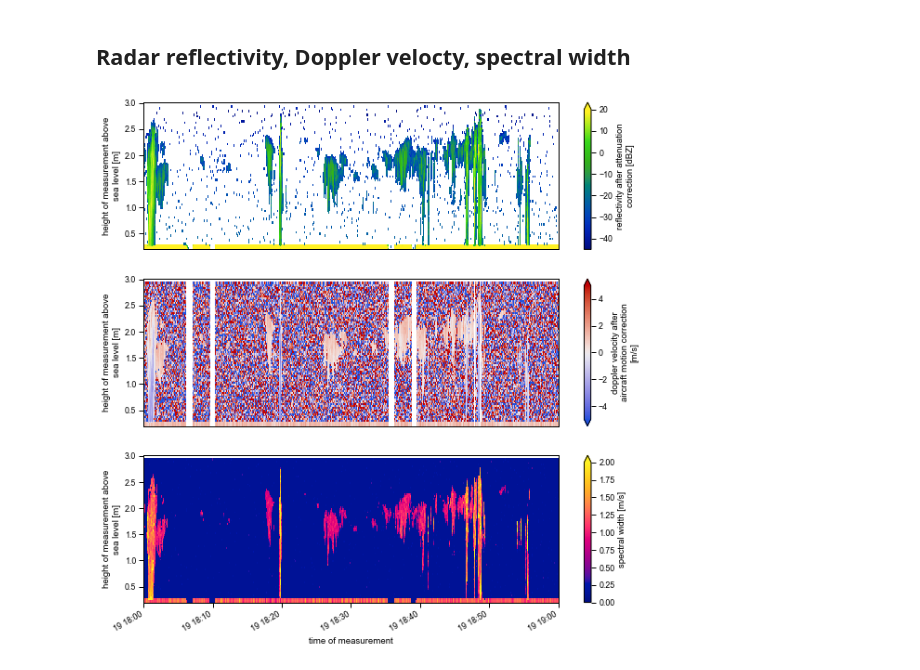
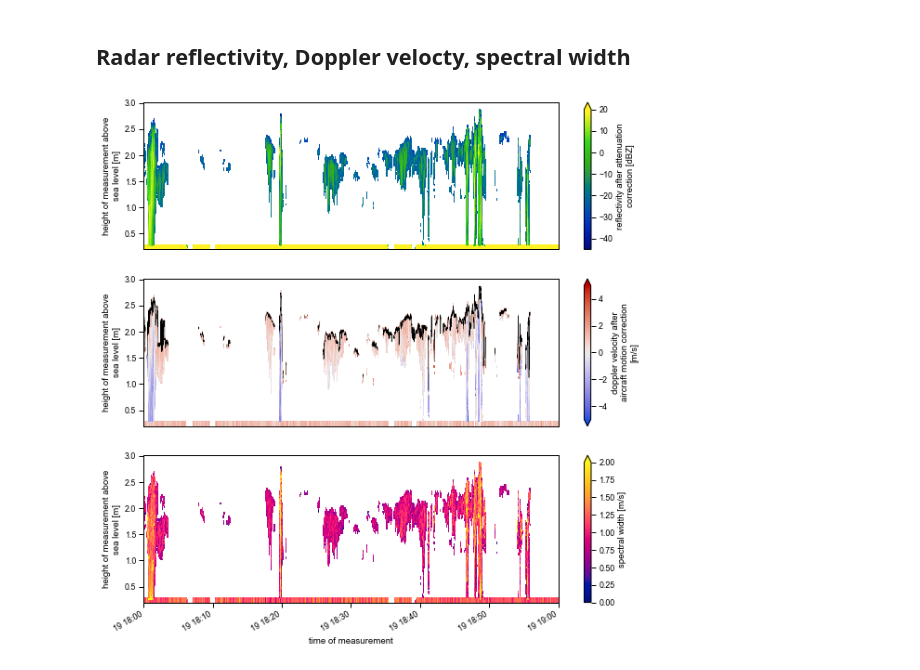
Before and after one commit to RobertPincus/atomic-p3-data-paper, a Jupyter notebook: Figures.ipynb, the cells around one changed output. Cells and saved outputs as stored; diff of their text form; code cells hidden in the pictures.

```diff
--- a/Figures.ipynb
+++ b/Figures.ipynb
@@ -297,35 +289,42 @@ if saveFigs:
 # %%
 w_band = p3_data.w_band_radar['P3-0119'].to_dask(). \
             sel(height=slice(0,3), time=slice(datetime.datetime(2020,1,19,18), datetime.datetime(2020,1,19,19)))
+w_band = w_band.where(w_band.snr > -10)
 # %%
 fig = plt.figure(figsize = (10,8.5))
 axes = fig.subplots(3, 1, sharex=True)
 w_band.corrected_reflectivity.plot(x="time", y="height",
                                    ax = axes[0],
                                    vmin = -45, vmax = 20,
                                    cmap = cc.m_bgy)
 w_band.corrected_doppler_velocity.plot(x="time", y="height",
                                       ax = axes[1],
                                       vmin = -5, vmax = 5,
                                       cmap = cc.m_coolwarm)
+#
+# cloud top height overlaid on the Doppler velocity field
+#
+axes[1].plot(subset.time, subset.alt_CT, c = "black", lw = 0.5)
+
 w_band.spectral_width.plot(x="time", y="height",
                           ax = axes[2],
                           vmin = 0, vmax = 2,
                           cmap = cc.m_bmy)
 
 for ax in axes[0:2]:
     ax.tick_params(
     axis='x',          # changes apply to the x-axis
     which='both',      # both major and minor ticks are affected
     bottom=False,      # ticks along the bottom edge are off
     top=False,         # ticks along the top edge are off
     labelbottom=False) # labels along the bottom edge are off
     ax.xaxis.set_visible(False)
 
 fig.subplots_adjust(bottom = 0)
 
+
 if saveFigs:
     # fig.savefig(figDir.joinpath("Radar-examples.pdf"), dpi=600, transparent=True, bbox_inches = "tight")
     fig.savefig(figDir.joinpath("Radar-examples.png"), dpi=150, transparent=True, bbox_inches = "tight")
 # %% [output]
-[figure, old version]
+[figure, new version]
```
Also changed, not shown: parts of 5 cells of this notebook.
